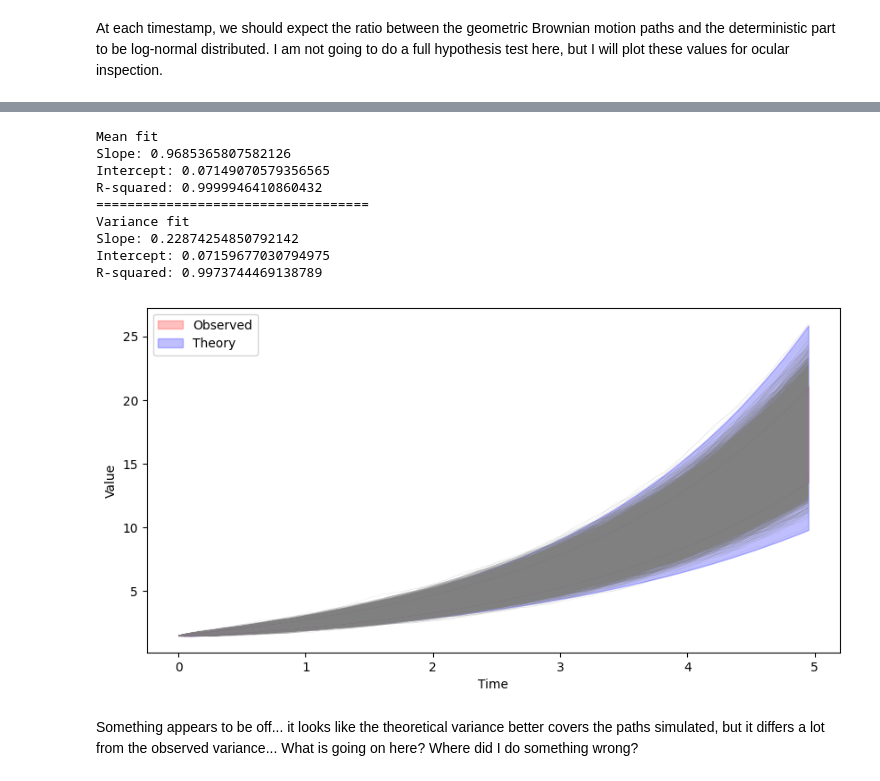
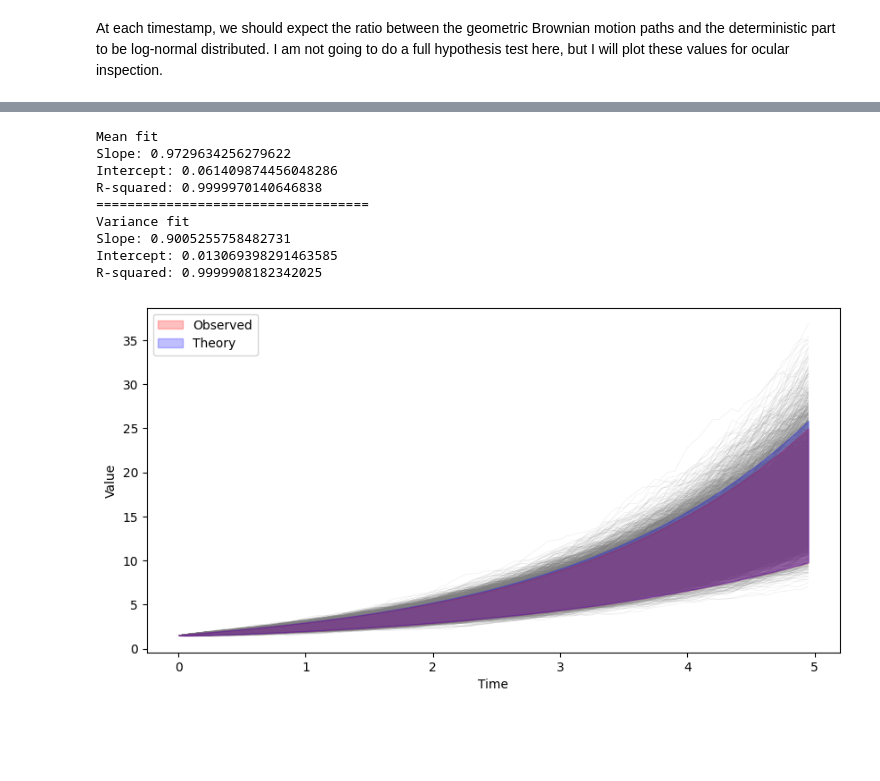
Before and after one commit to victorventuri/misc_quant, a Jupyter notebook: notebooks/stochastic_processes/visualizing_ito.ipynb, the cells around one changed output, grey strips where cells are left out. Saved outputs shown, nothing was run; the diff lists cells and outputs as text; code cells hidden in the pictures; blank space fills up the shorter version.

```diff
--- a/notebooks/stochastic_processes/visualizing_ito.ipynb
+++ b/notebooks/stochastic_processes/visualizing_ito.ipynb
@@ -70,17 +70,18 @@ X_t = X_0 \exp\left[\left(\mu -\frac{\sigma^2}{2} \right)t + \sigma W_t\right]
 \end{equation*}
 # %%
 class SimpleScale():
-    def __init__(self, scale: Union[float, np.ndarray]):
+    def __init__(self, scale: Union[float, np.ndarray], power: float = 1.):
         self.scale = scale
+        self.power = power
 
     def __call__(self, time: float, x: Union[float, np.ndarray]) -> Union[float, np.ndarray]:
-        return self.scale * x
+        return self.scale * (x ** self.power)
 
 # Define parameters
 mu = 0.5
 sigma2 = 0.01  # NOTE: this is not actually the same sigma, as it provides the covariance!
 drift = SimpleScale(scale=mu)
-diffusion = SimpleScale(scale=sigma2)
+diffusion = SimpleScale(scale=sigma2, power=2)  # Again, recall this provides a covariance!
 rng_seed = 62831
 
 gbm = Ito(infinitesimal_time_interval=0.05,
@@ -89,7 +90,7 @@ gbm = Ito(infinitesimal_time_interval=0.05,
           seed=rng_seed)
 
 # Simulate
-num_simulations = 50000
+num_simulations = 10000
 num_steps = 100
 start_val = 1.5
 for _ in tqdm(range(num_simulations)):
@@ -192,42 +193,40 @@ observed_std = np.sqrt(observed_var)
 # Fit
 mean_res = linregress(x=theoretical_mean, y=observed_mean)
 var_res = linregress(x=theoretical_var, y=observed_var)
 
 print('Mean fit')
 print(f'Slope: {mean_res.slope}')
 print(f'Intercept: {mean_res.intercept}')
 print(f'R-squared: {mean_res.rvalue}')
 print('===================================')
 print('Variance fit')
 print(f'Slope: {var_res.slope}')
 print(f'Intercept: {var_res.intercept}')
 print(f'R-squared: {var_res.rvalue}')
 
 # fig, axes = plt.subplots(1, 1, figsize=(10, 5))
 fig, axes = gbm.plot_runs(subplots_args={'figsize': (10, 5)},
                           plot_args={'color': 'gray',
                                      'linewidth': 0.2,
                                      'alpha': 0.3,
-                                     'zorder': 2})
+                                     'zorder': 0})
 axes.fill_between(timestamps,
                   observed_mean - 2 * observed_std,
                   observed_mean + 2 * observed_std,
-                  color='r', alpha=0.25, label='Observed', zorder=0)
+                  color='r', alpha=0.25, label='Observed', zorder=1)
 axes.fill_between(timestamps,
                   theoretical_mean - 2 * theoretical_std,
                   theoretical_mean + 2 * theoretical_std,
-                  color='b', alpha=0.25, label='Theory', zorder=1)
+                  color='b', alpha=0.25, label='Theory', zorder=2)
 _ = axes.legend(loc='upper left')
 # %% [output]
 Mean fit
-Slope: 0.9685365807582126
-Intercept: 0.07149070579356565
-R-squared: 0.9999946410860432
+Slope: 0.9729634256279622
+Intercept: 0.061409874456048286
+R-squared: 0.9999970140646838
 ===================================
 Variance fit
-Slope: 0.22874254850792142
-Intercept: 0.07159677030794975
-R-squared: 0.9973744469138789
+Slope: 0.9005255758482731
+Intercept: 0.013069398291463585
+R-squared: 0.9999908182342025
-[figure, old version]
+[figure, new version]
-# %% [markdown]
-Something appears to be off... it looks like the theoretical variance better covers the paths simulated, but it differs a lot from the observed variance... What is going on here? Where did I do something wrong?
```
Also changed, not shown: parts of 5 cells of this notebook.
